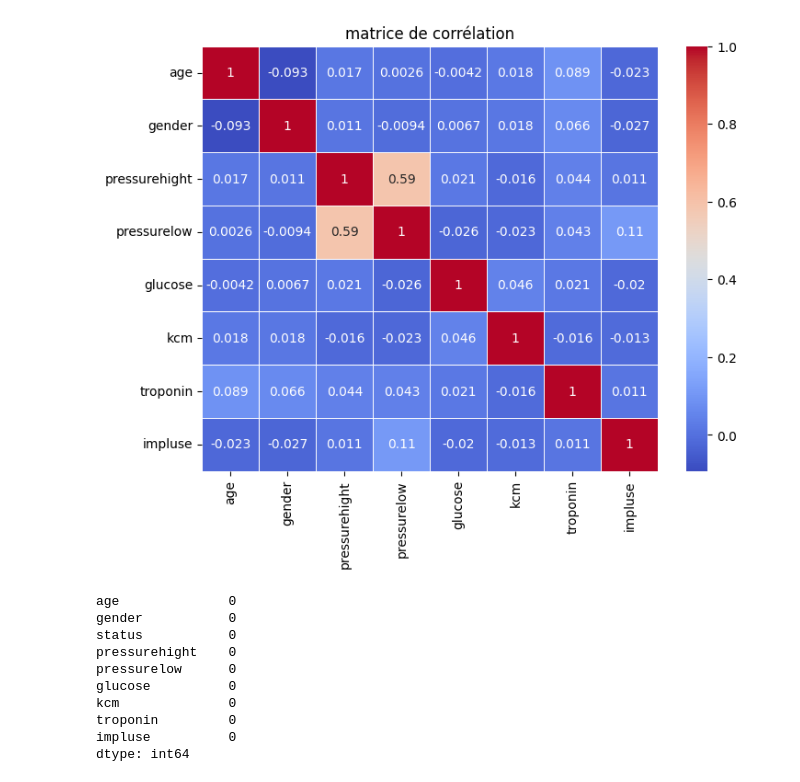
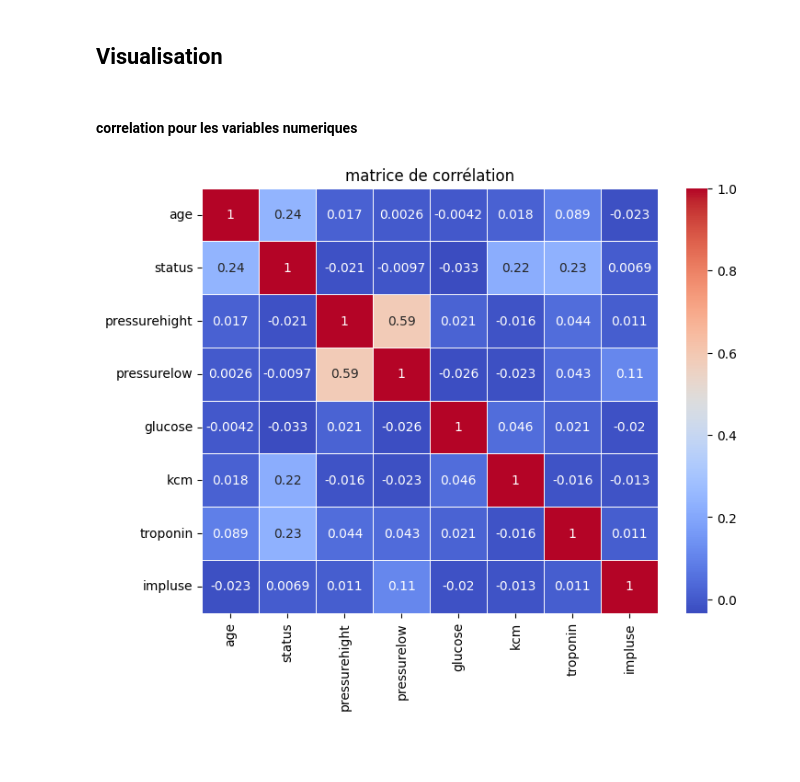
Before and after one commit to SaidaAourras/Ai_Cardio_Risk_Prediction, a Jupyter notebook: ml/eda.ipynb, the cells around one changed output. Saved outputs shown, nothing was run; the diff lists cells and outputs as text; code cells hidden in the pictures; blank space fills up the shorter version.

```diff
--- a/ml/eda.ipynb
+++ b/ml/eda.ipynb
@@ -27,23 +103,15 @@ data.describe()
+# %% [markdown]
+## Visualisation
+# %% [markdown]
+#### correlation pour les variables numeriques
 # %%
 #matrice correlation
-num_col = data.drop(columns=['status'])
-corr_matrix=num_col.corr()
+# num_col = data.drop(columns=['status']) a supprimer
+num_col = data.drop(columns=['gender'])
+corr_matrix = num_col.corr()
 plt.figure(figsize=(8,6))
 sns.heatmap(corr_matrix, annot=True, cmap='coolwarm', linewidths=0.5)
 plt.title('matrice de corrélation')
 plt.show()
 # %% [output]
-[figure, old version]
+[figure, new version]
-# %%
-data.isnull().sum()
-# %% [output]
-age              0
-gender           0
-status           0
-pressurehight    0
-pressurelow      0
-glucose          0
-kcm              0
-troponin         0
-impluse          0
-dtype: int64
```
Also changed, not shown: parts of 18 cells of this notebook, 2 other files.
